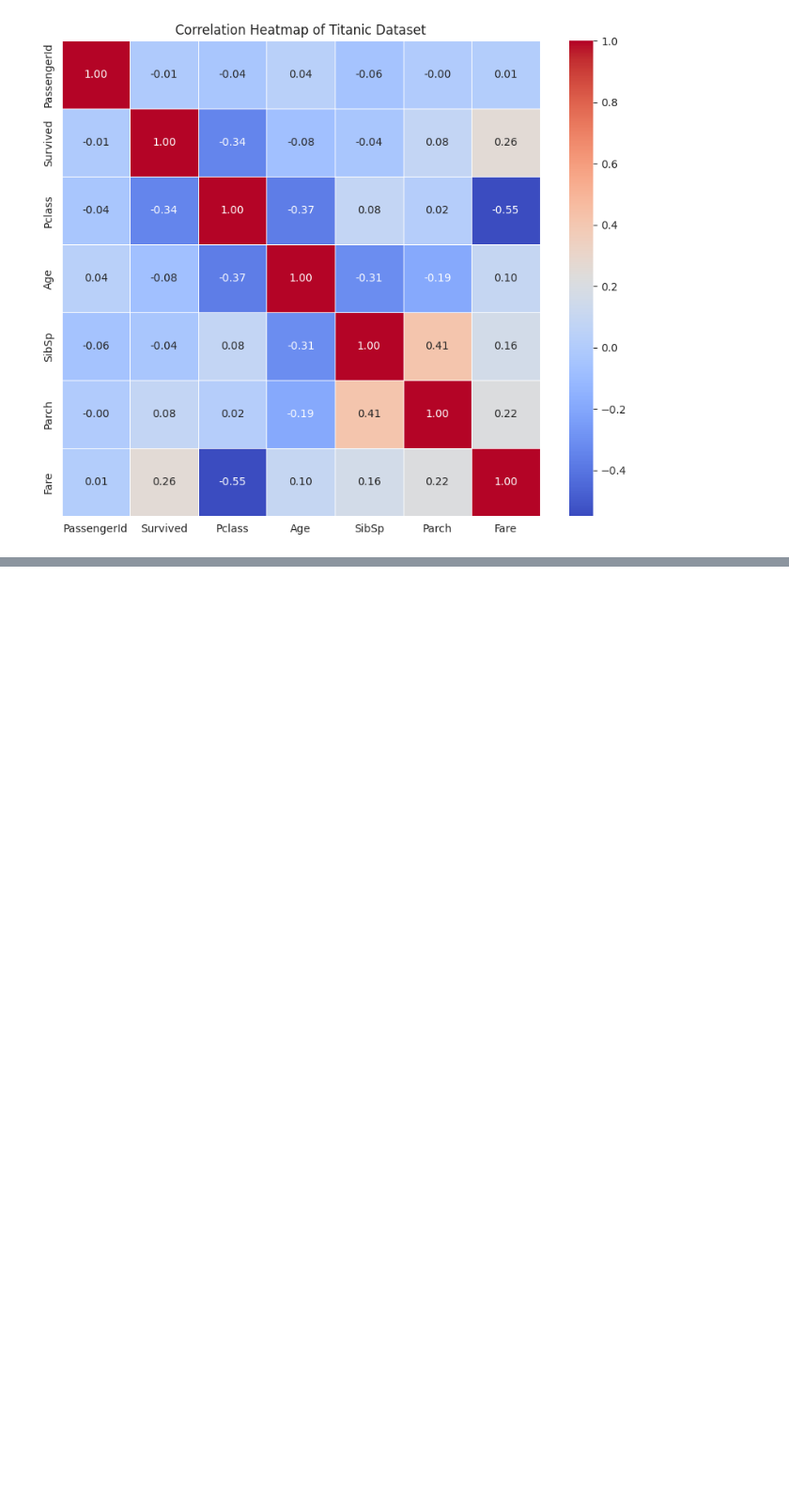
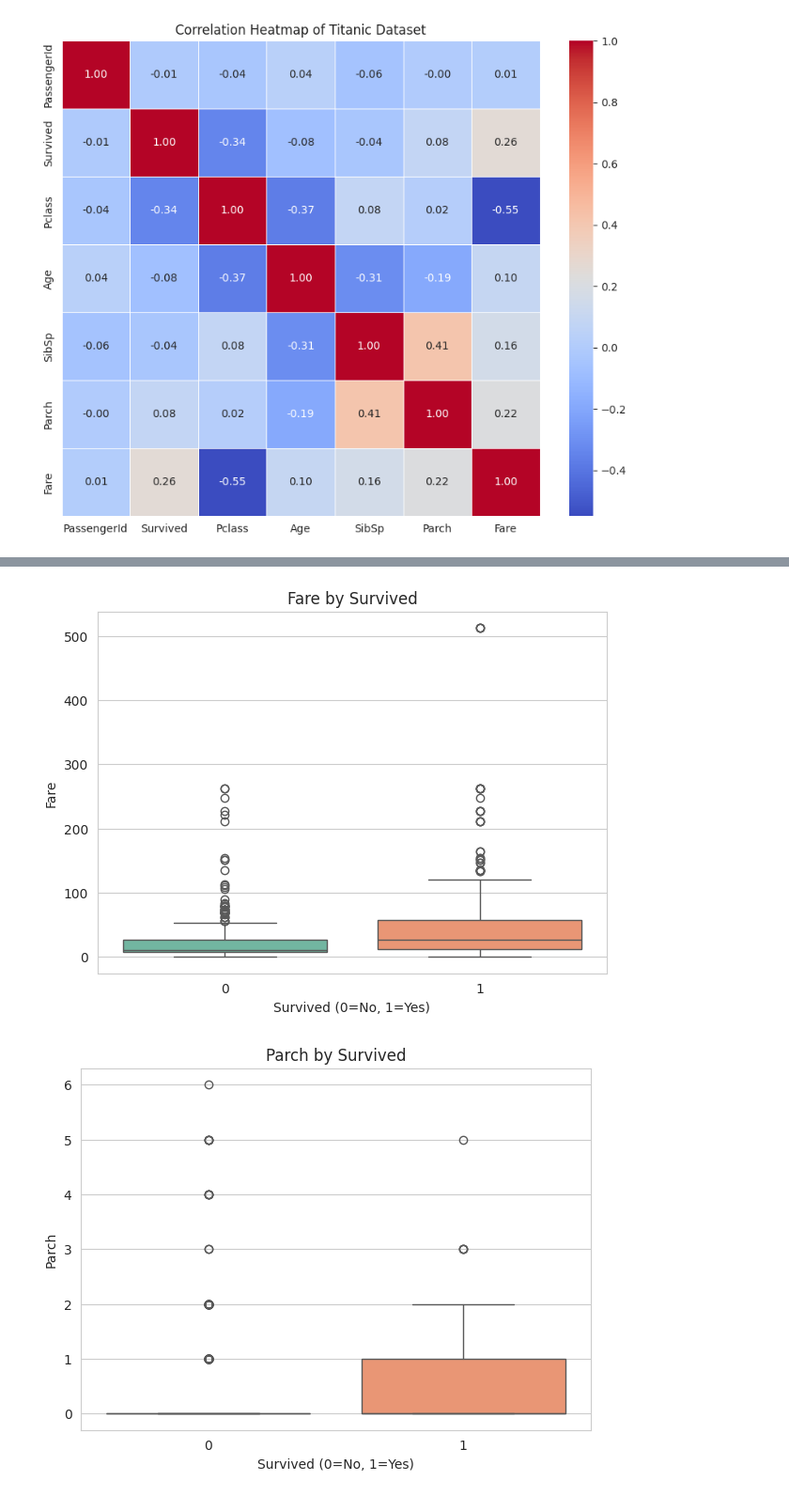
Before and after one commit to karinamomtaz-jpg/-Fractional_Knapsack, a Jupyter notebook: C231492_Titanic_Visualization.ipynb, the cells around one changed output, grey strips where cells are left out. Shown at 94% size. Saved outputs shown, nothing was run; the diff lists cells and outputs as text; code cells hidden in the pictures; blank space fills up the shorter version.

```diff
--- a/C231492_Titanic_Visualization.ipynb
+++ b/C231492_Titanic_Visualization.ipynb
@@ -223,0 +219,16 @@ plt.show()
+# %%
+for feature in positive_features.index:
+
+    plt.figure(figsize=(7, 5))
+
+    sns.boxplot(x=df[target], y=df[feature],
+                palette='Set2', hue=df[target], legend=False)
+
+    plt.title(f'{feature} by Survived')
+    plt.xlabel('Survived (0=No, 1=Yes)')
+    plt.ylabel(feature)
+
+    plt.show()
+# %% [output]
+[figure, added]
+[figure, added]
```
Also changed, not shown: parts of 14 cells of this notebook.
